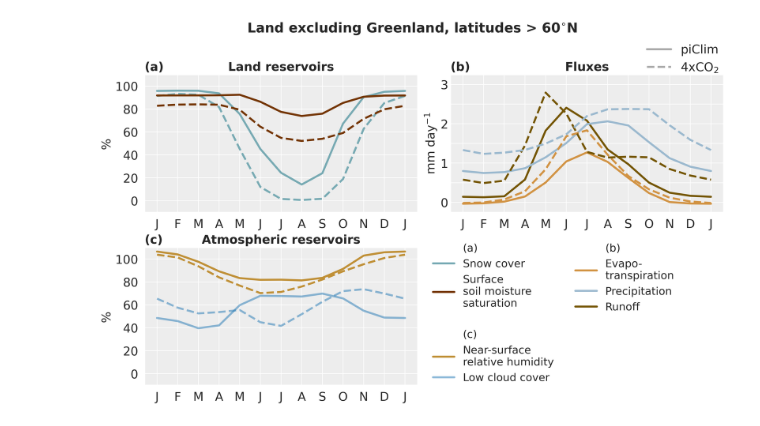
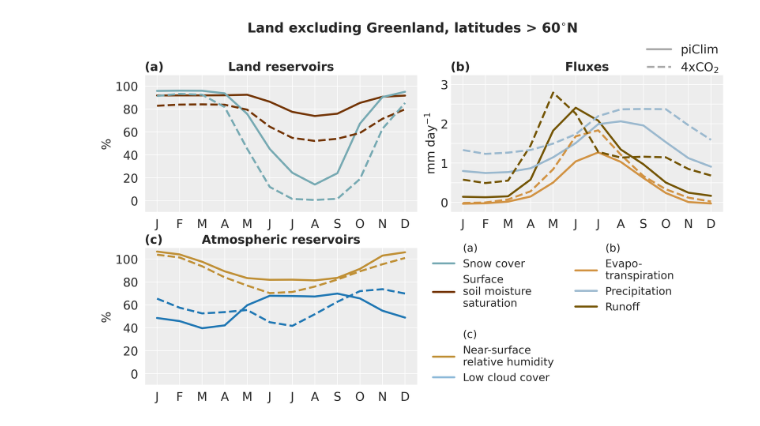
Before and after one commit to astridbg/arctic-cloud-feedbacks, a Jupyter notebook: Fig3 .ipynb, the cells around one changed output. Saved outputs shown, nothing was run; the diff lists cells and outputs as text; code cells hidden in the pictures.

```diff
--- a/Fig3 .ipynb
+++ b/Fig3 .ipynb
@@ -21 +47,15 @@ ds_4xCO2 = xr.open_dataset(rpath+'clm_4xCO2.nc')
+# %%
+area_weights = ds_piClim_clm['area'].sel(lat=slice(Arctic_lim,90),lon=lons)/(ds_piClim_clm['area'].sel(lat=slice(Arctic_lim,90),lon=lons).sum())
+
+ds_piClim_clm_avg = (ds_piClim_clm.sel(lat=slice(Arctic_lim, 90), lon=lons)*area_weights).sum(dim=['lon','lat'])
+ds_2xCO2_clm_avg = (ds_2xCO2_clm.sel(lat=slice(Arctic_lim, 90), lon=lons)*area_weights).sum(dim=['lon','lat'])
+ds_4xCO2_clm_avg = (ds_4xCO2_clm.sel(lat=slice(Arctic_lim, 90), lon=lons)*area_weights).sum(dim=['lon','lat'])
+
+ds_piClim_cam_lnd = functions.computeWeightedMeanMasked(ds_piClim_cam.sel(lat=slice(Arctic_lim, 90), lon=lons), landmask.sel(lat=slice(Arctic_lim,90), lon=lons))
+ds_2xCO2_cam_lnd = functions.computeWeightedMeanMasked(ds_2xCO2_cam.sel(lat=slice(Arctic_lim, 90),lon=lons), landmask.sel(lat=slice(Arctic_lim,90), lon=lons))
+ds_4xCO2_cam_lnd = functions.computeWeightedMeanMasked(ds_4xCO2_cam.sel(lat=slice(Arctic_lim, 90), lon=lons), landmask.sel(lat=slice(Arctic_lim,90), lon=lons))
+
+ds_piClim = xr.merge([ds_piClim_clm_avg, ds_piClim_cam_lnd])
+ds_2xCO2 = xr.merge([ds_2xCO2_clm_avg, ds_2xCO2_cam_lnd])
+ds_4xCO2 = xr.merge([ds_4xCO2_clm_avg, ds_4xCO2_cam_lnd])
 # %%
@@ -61,8 +68,8 @@ ds_4xCO2_RH_lnd = functions.computeWeightedMeanMasked(ds_4xCO2_m.sel(lat=slice(A
 sns.set_theme()
 sns.set_style('darkgrid', {'axes.facecolor':'.93'})
 
-months = np.arange(1, 14, 1)
-monthnames = ['J', 'F', 'M', 'A', 'M', 'J', 'J', 'A', 'S', 'O', 'N', 'D', 'J']
+months = np.arange(1, 13, 1)
+monthnames = ['J', 'F', 'M', 'A', 'M', 'J', 'J', 'A', 'S', 'O', 'N', 'D']
 
 # Colors
 
@@ -89,21 +96,12 @@ ax.axis('off')
 # (a)
 label = '(a)'
 ax = axs[label]
-for ds, name, ls in zip([ds_piClim_i, ds_4xCO2_i], ['piClim', '4xCO2'],['-','--']):
-#for ds, name, ls in zip([ds_piClim_i], ['piClim'],['-']):
+for ds, name, ls in zip([ds_piClim_m, ds_4xCO2_m], ['piClim', '4xCO2'],['-','--']):
 
-# Soil saturation
-    for var, c in zip(['FSOILSAT_20CM'], [SM_color]):
-        avg = (ds[var]*area_weights).sum(dim=['lon','lat'])*100
-        avg_plus_J = list(avg.values)+[avg.isel(month=0).values]
-        ax.plot(months, avg_plus_J, color=c, linestyle=ls, lw=lw,zorder=10)
-
-    # Snow cover
-    for var, c in zip(['FSNO'],  [SC_color]):
-        avg = (ds[var]*area_weights).sum(dim=['lon','lat'])*100
-        avg_plus_J = list(avg.values)+[avg.isel(month=0).values]
-        ax.plot(months, avg_plus_J, color=c, linestyle=ls, lw=lw, zorder=3)
-
+# Soil saturation and snow cover
+    for var, c in zip(['FSOILSAT_20CM', 'FSNO'], [SM_color, SC_color]):
+        data = ds[var]*100 # Convert to percent
+        ax.plot(months, data, color=c, linestyle=ls, lw=lw,zorder=10)
 
 ax.set_title('Land reservoirs', fontsize=18,fontweight='bold')
 ax.set_ylim([-10,110])
@@ -116,14 +114,11 @@ ax.set_xticklabels(monthnames, fontsize=18)
 # (b))
 label = '(b)'
 ax = axs[label]
-for ds, name, ls in zip([ds_piClim_i, ds_4xCO2_i], ['piClim', '4xCO2'],['-','--']):
-#for ds, name, ls in zip([ds_piClim_i], ['piClim'],['-']):
+for ds, name, ls in zip([ds_piClim_m, ds_4xCO2_m], ['piClim', '4xCO2'],['-','--']):
     # For flux variables
     for var, c in zip(['QFLX_EVAP_TOT', 'QRUNOFF','PRECIP_TOTAL'], [ET_color, R_color,P_color]):
-        avg = (ds[var]*area_weights).sum(dim=['lon','lat'])*60*60*24
-        avg_plus_J = list(avg.values)+[avg.isel(month=0).values]
-        ax.plot(months, avg_plus_J, color=c, linestyle=ls, lw=lw)
-
+        data = ds[var]*60*60*24 # Convert to mm/day
+        ax.plot(months, data, color=c, linestyle=ls, lw=lw,zorder=10)
 
 ax.set_title('Fluxes', fontsize=18,fontweight='bold')
 ax.set_ylim([-0.25,3.25])
@@ -138,30 +133,15 @@ ax.set_xticklabels(monthnames, fontsize=18)
 # (c)
 label = '(c)'
 ax = axs[label]
-for ds, name, ls in zip([ds_piClim_i, ds_4xCO2_i], ['piClim', '4xCO2'],['-','--']):
-#for ds, name, ls in zip([ds_piClim_i], ['piClim'],['-']):
 
-    # Surface relative humidity and clouds
-    if name == '4xCO2':
-        for var, c, ls in zip(['RELHUM','CLDLOW'], [SRH_color,LCC_color], ['--','--']):
-            if var=='CLDLOW':
-                avg = (ds_4xCO2_RH_lnd[var])*100
-                avg_plus_J = list(avg.values)+[avg.isel(month=0).values]
-                ax.plot(months, avg_plus_J, color=c, linestyle=ls, lw=lw,zorder=1,alpha=0.5)
-            else:
-                avg = (ds_4xCO2_RH_lnd[var])
-                avg_plus_J = list(avg.values)+[avg.isel(month=0).values]
-                ax.plot(months, avg_plus_J, color=c, linestyle=ls, lw=lw,zorder=2)
-    elif name == 'piClim':
-         for var, c, ls in zip(['RELHUM','CLDLOW'], [SRH_color,LCC_color], ['-','-']):
-            if var=='CLDLOW':
-                avg = (piClim_RH_lnd[var])*100
-                avg_plus_J = list(avg.values)+[avg.isel(month=0).values]
-                ax.plot(months, avg_plus_J, color=c, linestyle=ls, lw=lw,zorder=1,alpha=0.5)
-            else:
-                avg = (piClim_RH_lnd[var])
-                avg_plus_J = list(avg.values)+[avg.isel(month=0).values]
-                ax.plot(months, avg_plus_J, color=c, linestyle=ls, lw=lw,zorder=2)
+ # Surface relative humidity and clouds
+for ds, name, ls in zip([ds_piClim_m, ds_4xCO2_m], ['piClim', '4xCO2'],['-','--']):
+    for var, c in zip(['RELHUM','CLDLOW'], [SRH_color,LCC_color]):
+        if var == 'CLDLOW':
+            data = ds[var]*100 # Convert to percent
+        else:
+            data = ds[var]
+        ax.plot(months, data, color=c, linestyle=ls, lw=lw,zorder=10)
 
 ax.set_title('Atmospheric reservoirs', fontsize=18,fontweight='bold')
 ax.set_ylim([-10,110])
@@ -193,31 +173,31 @@ legend_elements_all = [
                 Line2D([0], [0], color=SC_color, lw=lw, linestyle='-', label='Snow cover'),
                 Line2D([0], [0], color=SM_color, lw=lw, linestyle='-', label='Surface\nsoil moisture\nsaturation'),
                 Patch(visible=False,label= ' '),
                 Patch(visible=False,label= '(c)'),
                 Line2D([0], [0], color=SRH_color, lw=lw, linestyle='-', label='Near-surface\nrelative humidity'),
                 Line2D([0], [0], color=LCC_color, lw=lw, linestyle='-', alpha=0.5,label='Low cloud cover'),
                 Patch(visible=False,label= '(b)'),
                 Line2D([0], [0], color=ET_color, lw=lw, linestyle='-', label='Evapo-\ntranspiration'),
                 Line2D([0], [0], color=P_color, lw=lw, linestyle='-', label='Precipitation'),
                 Line2D([0], [0], color=R_color, lw=lw, linestyle='-', label='Runoff'),
                 Patch(visible=False,label= ' '),
                 Patch(visible=False,label= ' '),]
 
 ax1 = axs['(b)'].twinx()
 ax1.legend(handles=legend_elements_0, loc='upper left', bbox_to_anchor=(0.68, 1.30),frameon=False,
                 fontsize=18,title_fontsize=18)
 ax1.get_yaxis().set_visible(False)
 
 axs[' '].legend(handles=legend_elements_all, loc='upper left', bbox_to_anchor=(-0.1, 1.1),frameon=False,
                 fontsize=16,title_fontsize=16,ncols=2)
 
 # Label subplots
 for label, ax in axs.items():
     ax.set_title(label, loc='left', fontsize=18,fontweight='bold')
 fig.suptitle('Land excluding Greenland, latitudes > 60$^{\circ}$N',fontsize=20,fontweight='bold')
 fig.savefig('/nird/datapeak/NS9600K/astridbg/arctic-cld-feedbacks/arctic-cloud-feedbacks/article_figs/Fig3.png',bbox_inches='tight')
 fig.savefig('/nird/datapeak/NS9600K/astridbg/arctic-cld-feedbacks/arctic-cloud-feedbacks/article_figs/Fig3.pdf',bbox_inches='tight')
 
 plt.show()
 # %% [output]
-[figure, old version]
+[figure, new version]
```
Also changed, not shown: parts of 5 cells of this notebook, 2 other files.
